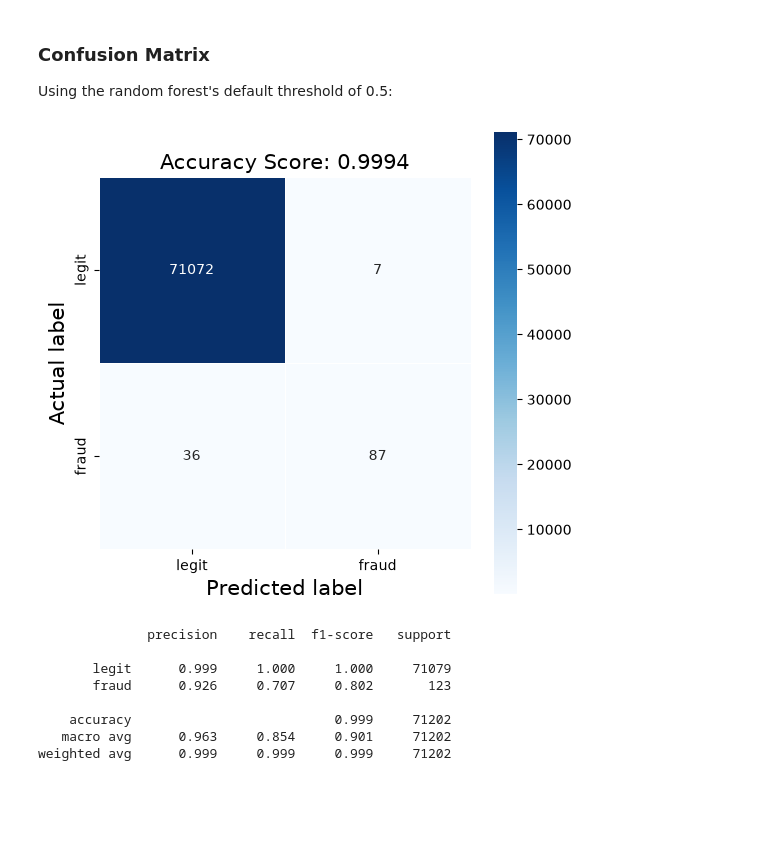
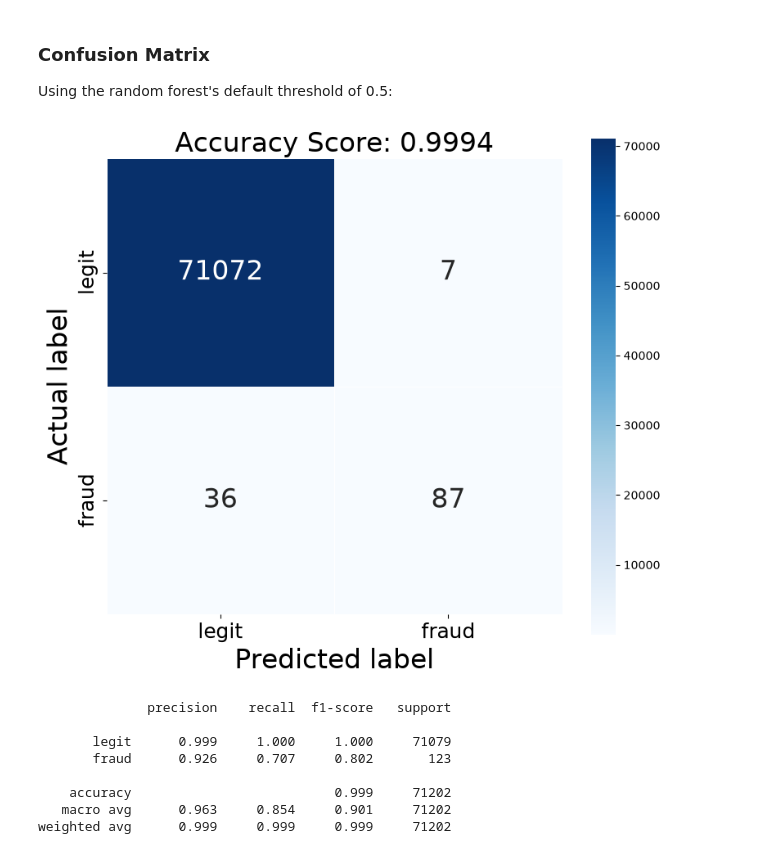
Before and after one commit to mGalarnyk/MLModelsScikit-Learn, a Jupyter notebook: notebooks/Anomaly_Detection_Evaluation.ipynb, the cells around one changed output. Cells and saved outputs as stored; diff of their text form; code cells hidden in the pictures; blank space fills up the shorter version.

```diff
--- a/notebooks/Anomaly_Detection_Evaluation.ipynb
+++ b/notebooks/Anomaly_Detection_Evaluation.ipynb
@@ -274,21 +281,25 @@ Using the random forest's default threshold of 0.5:
 # %%
 clf = fitted['Random Forest']
 preds = clf.predict(X_test)
 
 cm = metrics.confusion_matrix(y_test, preds)
 
-plt.figure(figsize=(6,6))
+fig, ax = plt.subplots(nrows = 1, ncols = 1, figsize = (8,7), facecolor = 'white')
 sns.heatmap(cm, annot=True, fmt='d',
+            annot_kws={'size': 24},
             linewidths=.5,
             square = True,
             cmap = 'Blues',
             xticklabels=['legit', 'fraud'],
-            yticklabels=['legit', 'fraud']);
-plt.ylabel('Actual label', fontsize = 15);
-plt.xlabel('Predicted label', fontsize = 15);
-plt.title(f'Accuracy Score: {metrics.accuracy_score(y_test, preds):.4f}', size = 15);
+            yticklabels=['legit', 'fraud'],
+            ax = ax)
+ax.tick_params(labelsize = 18)
+ax.set_ylabel('Actual label', fontsize = 24)
+ax.set_xlabel('Predicted label', fontsize = 24)
+ax.set_title(f'Accuracy Score: {metrics.accuracy_score(y_test, preds):.4f}', fontsize = 24)
+fig.tight_layout()
 # %% [output]
-[figure, old version]
+[figure, new version]
 # %%
 print(metrics.classification_report(y_test, preds, target_names=['legit', 'fraud'], digits=3))
 # %% [output]
```
Also changed, not shown: parts of 2 cells of this notebook, 13 other files.
